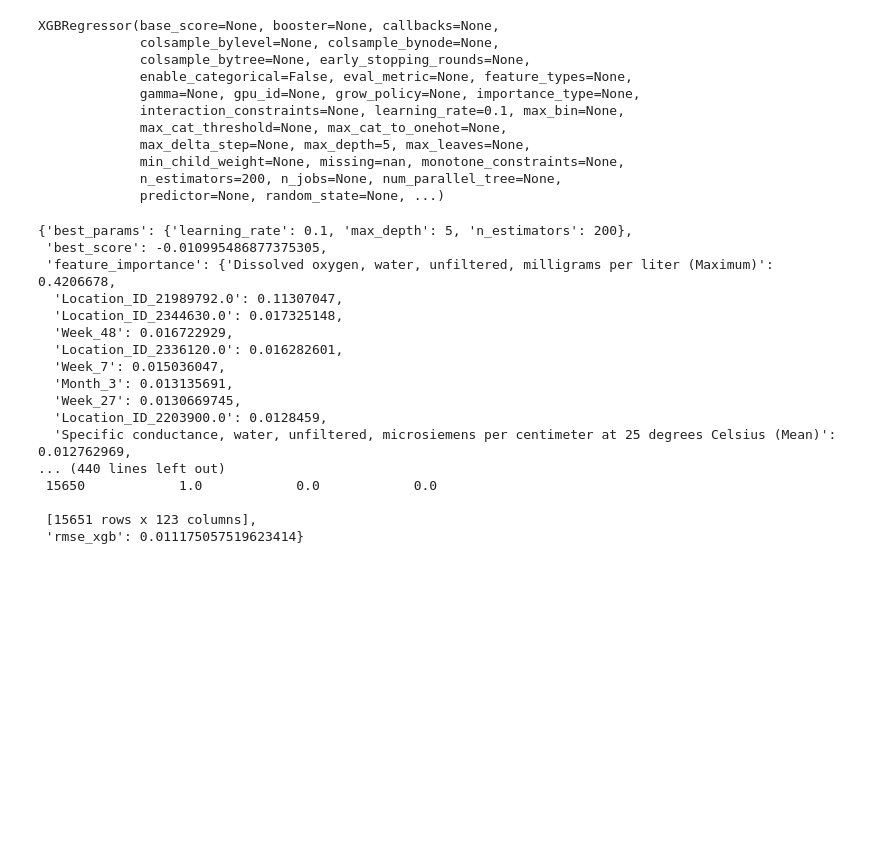
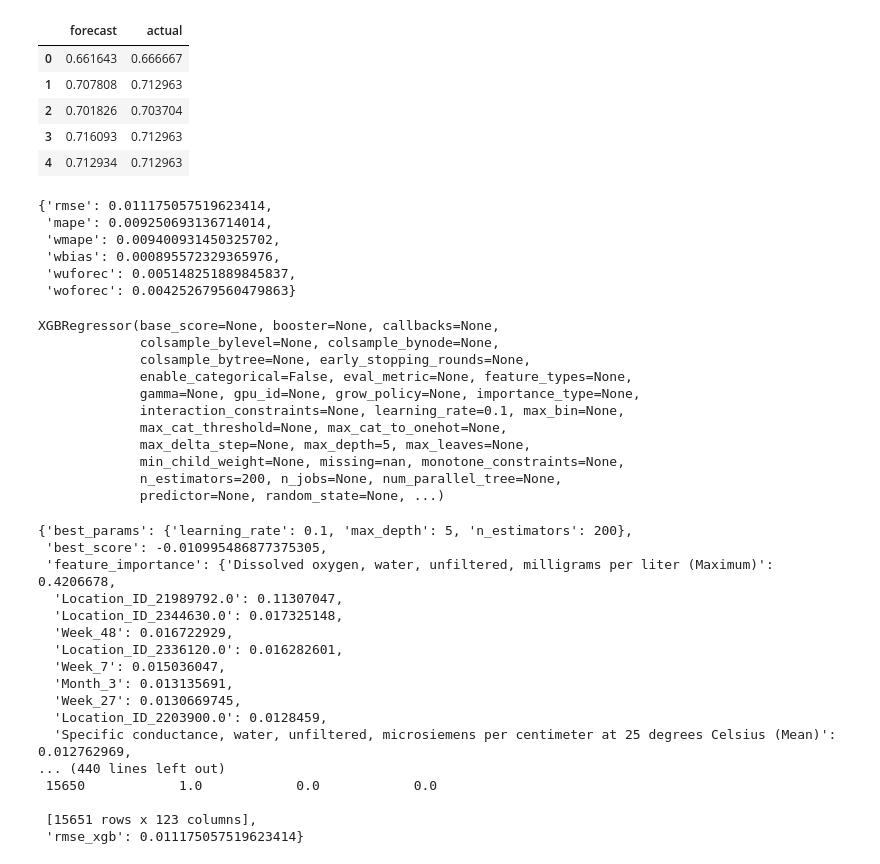
Before and after one commit to YinpuLi/water-quality-prediction, a Jupyter notebook: notebooks/shap.ipynb, the cells around one changed output. Saved outputs shown, nothing was run; the diff lists cells and outputs as text; code cells hidden in the pictures; blank space fills up the shorter version.

Commit message:
XGBoost metric results done.

```diff
--- a/notebooks/shap.ipynb
+++ b/notebooks/shap.ipynb
@@ -34,3 +36,28 @@ best_xgb_model, best_xgb_model_info = load_model(best_xgb_file)
+# %%
+df_xgb = pd.DataFrame(
+    {
+    'forecast': best_xgb_model_info['y_pred_xgb'],
+    'actual': best_xgb_model_info['y_test']['measurement']
+    }
+)
+
+df_xgb.head()
+# %% [output]
+|  | forecast | actual |
+| 0 | 0.661643 | 0.666667 |
+| 1 | 0.707808 | 0.712963 |
+| 2 | 0.701826 | 0.703704 |
+| 3 | 0.716093 | 0.712963 |
+| 4 | 0.712934 | 0.712963 |
+# %%
+compute_metrics(df_xgb, ['rmse','mape','wmape','wbias','wuforec','woforec'])
+# %% [output]
+{'rmse': 0.011175057519623414,
+ 'mape': 0.009250693136714014,
+ 'wmape': 0.009400931450325702,
+ 'wbias': 0.000895572329365976,
+ 'wuforec': 0.005148251889845837,
+ 'woforec': 0.004252679560479863}
 # %%
 best_xgb_model
 # %% [output]
```
Also changed, not shown: parts of 1 cell of this notebook, 3 other files.
